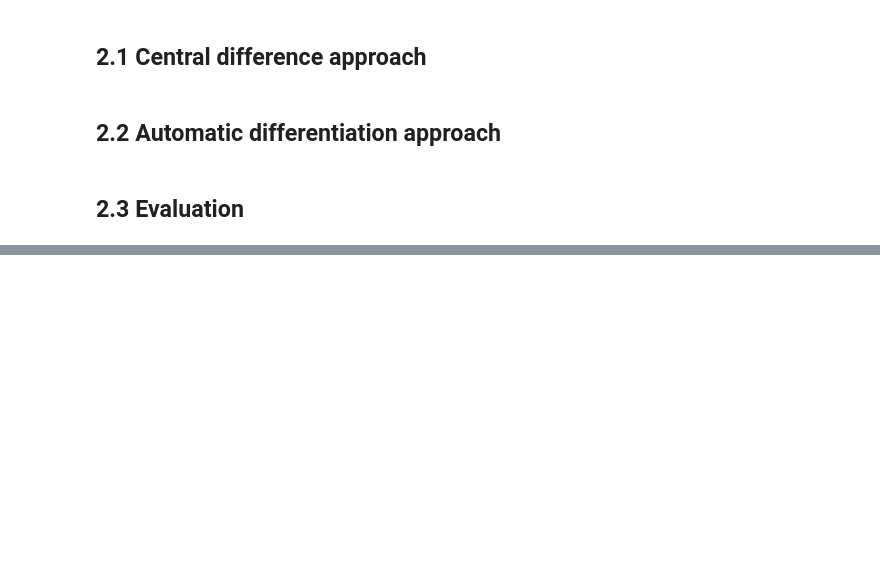
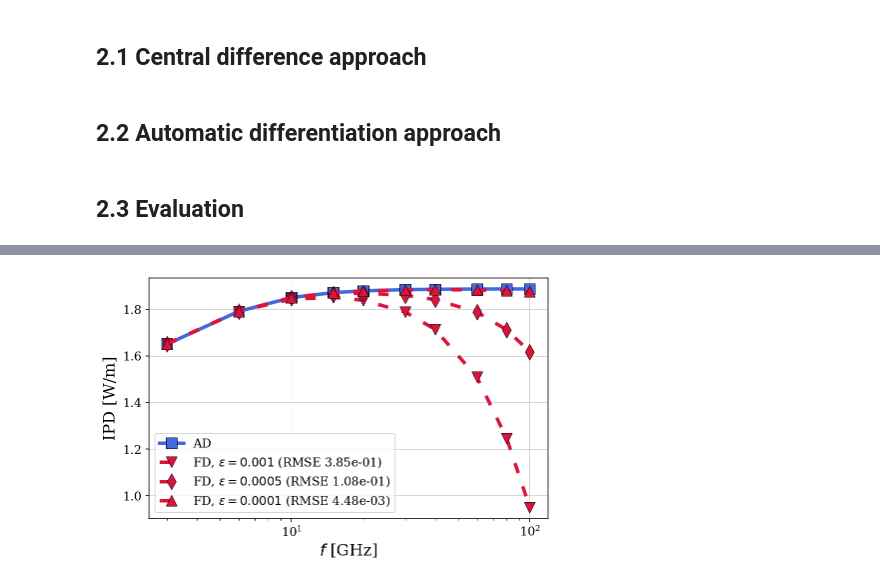
Before and after one commit to akapet00/ipd-autodiff, a Jupyter notebook: main.ipynb, the cells around one changed output, grey strips where cells are left out. Cells and saved outputs as stored; diff of their text form; code cells hidden in the pictures; blank space fills up the shorter version.

```diff
--- a/main.ipynb
+++ b/main.ipynb
@@ -171,10 +169,14 @@ Hz_fd = np.empty((xt.size, yt.size, zt.size), dtype=np.complex128)
 for x_idx, _xt in enumerate(xt):
     for y_idx, _yt in enumerate(yt):
         for z_idx, _zt in enumerate(zt):
-            ex, ey, ez = efield_fd(_xt, _yt, _zt, xs, ys, zs, Is, Is_x, f)
-            hx, hy, hz = hfield_fd(_xt, _yt, _zt, xs, ys, zs, Is, f)
-            Ex_fd[x_idx, y_idx, z_idx], Ey_fd[x_idx, y_idx, z_idx], Ez_fd[x_idx, y_idx, z_idx] = ex.item(), ey.item(), ez.item()
-            Hx_fd[x_idx, y_idx, z_idx], Hy_fd[x_idx, y_idx, z_idx], Hz_fd[x_idx, y_idx, z_idx] = hx.item(), hy.item(), hz.item()
+            _ex, _ey, _ez = efield_fd(_xt, _yt, _zt, xs, ys, zs, Is, Is_x, f)
+            _hx, _hy, _hz = hfield_fd(_xt, _yt, _zt, xs, ys, zs, Is, f)
+            Ex_fd[x_idx, y_idx, z_idx] = _ex
+            Ey_fd[x_idx, y_idx, z_idx] = _ey
+            Ez_fd[x_idx, y_idx, z_idx] = _ez
+            Hx_fd[x_idx, y_idx, z_idx] = _hx
+            Hy_fd[x_idx, y_idx, z_idx] = _hy
+            Hz_fd[x_idx, y_idx, z_idx] = _hz
 # %%
 I0m_fd = np.sqrt(np.power(Ex_fd * Hy_fd.conj(), 2))
 I0_fd = np.real(I0m_fd)
@@ -281,0 +354,11 @@ plt.show()
+# %%
+IPD_ad_list = []
+for f in f_list:
+    IPD_ad_list.append(ad_sim(f * 1e9))
+# %%
+IPD_fd_dict = {}
+for eps in eps_list:
+    IPD_fd_list = []
+    for f in f_list:
+        IPD_fd_list.append(fd_sim(f * 1e9, eps))
+        IPD_fd_dict[eps] = IPD_fd_list
@@ -281,0 +369,20 @@ plt.show()
+# %%
+fig_config(scaler=1.5)
+fig = plt.figure()
+ax = fig.add_subplot(111)
+ax.plot(f_list, IPD_ad_list, 's-', color='royalblue',
+        label=f'AD')
+marker_list = ['v', 'd', '^']
+for eps, marker in zip(eps_list, marker_list):
+    ax.plot(f_list, IPD_fd_dict[eps], '-', dashes=(3, 4),
+            marker=marker,
+            color='crimson',
+            label=f'FD, $\\epsilon = {eps}$ (RMSE {RMSE_dict[eps]:.2e})')
+ax.set_xlabel(r'$f$ [GHz]')
+ax.set_ylabel(r'IPD [W/m]')
+ax.set_xscale('log')
+ax.legend()
+ax.grid()
+plt.show()
+# %% [output]
+[figure, added]
```
Also changed, not shown: parts of 20 cells of this notebook, 4 other files.
